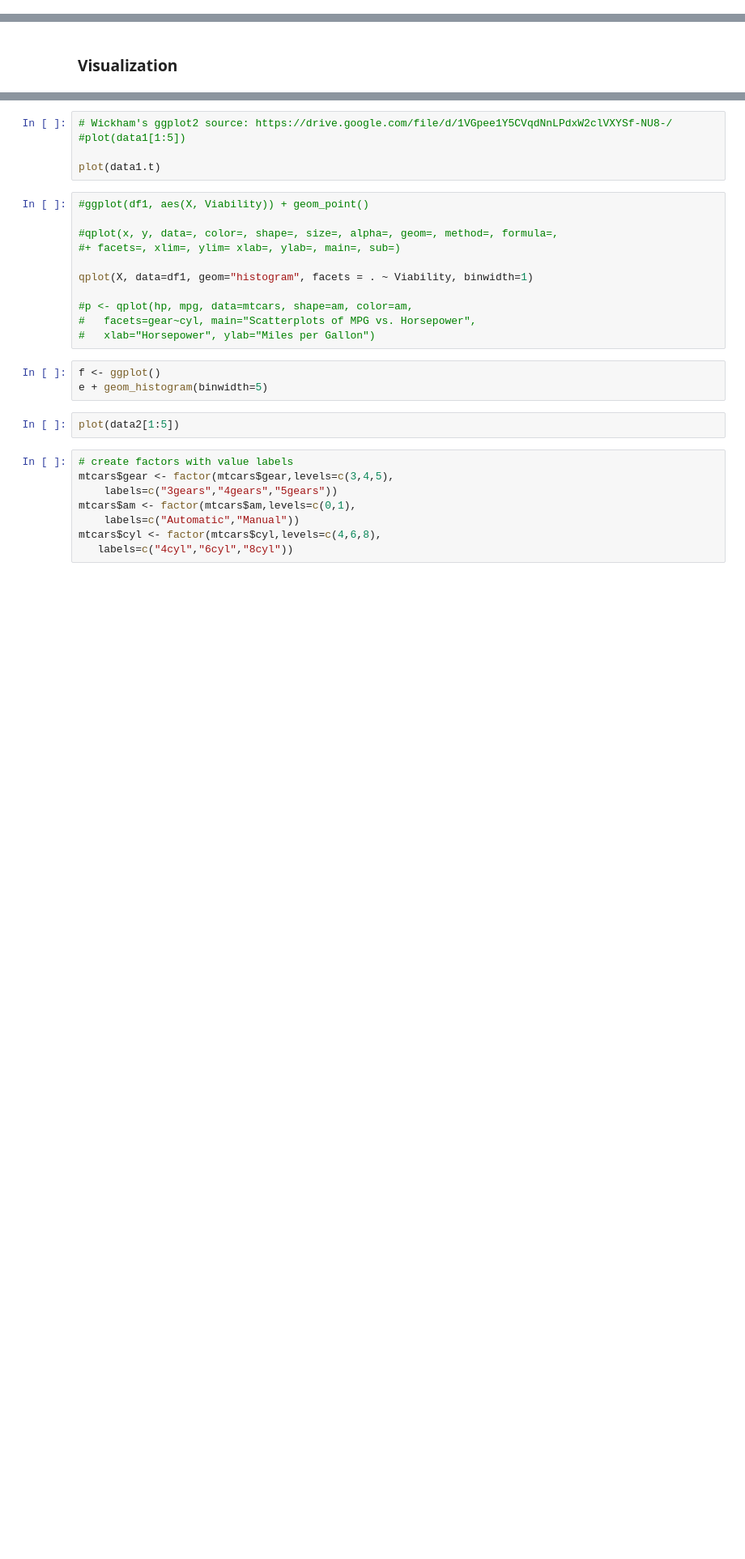
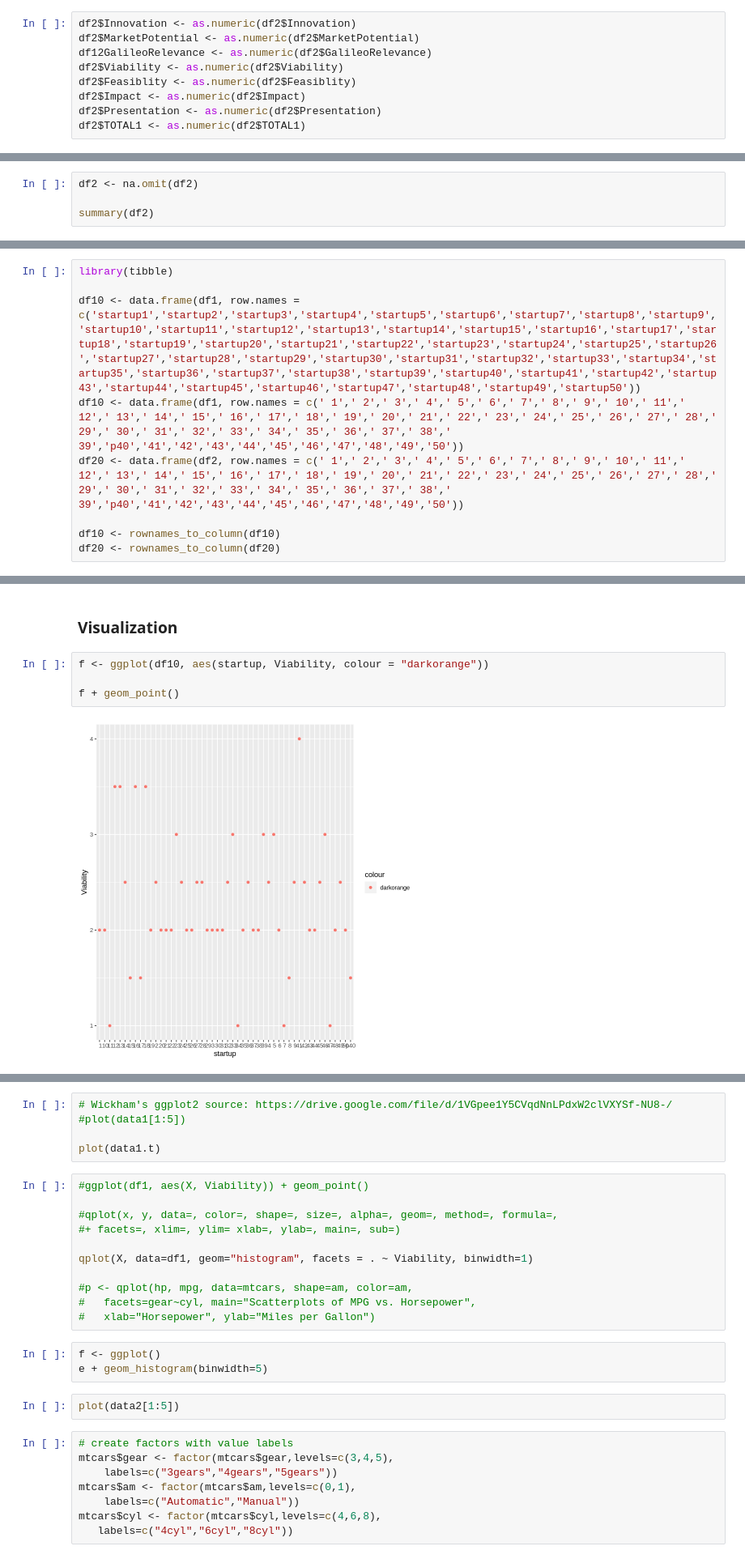
Before and after one commit to dnzengou/du_r, a Jupyter notebook: r-experiments/r_experiements_R.ipynb, the cells around one changed output, grey strips where cells are left out. Shown at 81% size. Saved outputs shown, nothing was run; the diff lists cells and outputs as text; blank space fills up the shorter version.

```diff
--- a/r-experiments/r_experiements_R.ipynb
+++ b/r-experiments/r_experiements_R.ipynb
@@ -343,0 +410,9 @@ summary(df1)
+# %%
+df2$Innovation <- as.numeric(df2$Innovation)
+df2$MarketPotential <- as.numeric(df2$MarketPotential)
+df12GalileoRelevance <- as.numeric(df2$GalileoRelevance)
+df2$Viability <- as.numeric(df2$Viability)
+df2$Feasiblity <- as.numeric(df2$Feasiblity)
+df2$Impact <- as.numeric(df2$Impact)
+df2$Presentation <- as.numeric(df2$Presentation)
+df2$TOTAL1 <- as.numeric(df2$TOTAL1)
@@ -343,0 +436,4 @@ summary(df1)
+# %%
+df2 <- na.omit(df2)
+
+summary(df2)
@@ -343,0 +455,9 @@ summary(df1)
+# %%
+library(tibble)
+
+df10 <- data.frame(df1, row.names = c('startup1','startup2','startup3','startup4','startup5','startup6','startup7','startup8','startup9','startup10','startup11','startup12','startup13','startup14','startup15','startup16','startup17','startup18','startup19','startup20','startup21','startup22','startup23','startup24','startup25','startup26','startup27','startup28','startup29','startup30','startup31','startup32','startup33','startup34','startup35','startup36','startup37','startup38','startup39','startup40','startup41','startup42','startup43','startup44','startup45','startup46','startup47','startup48','startup49','startup50'))
+df10 <- data.frame(df1, row.names = c(' 1',' 2',' 3',' 4',' 5',' 6',' 7',' 8',' 9',' 10',' 11',' 12',' 13',' 14',' 15',' 16',' 17',' 18',' 19',' 20',' 21',' 22',' 23',' 24',' 25',' 26',' 27',' 28',' 29',' 30',' 31',' 32',' 33',' 34',' 35',' 36',' 37',' 38',' 39','p40','41','42','43','44','45','46','47','48','49','50'))
+df20 <- data.frame(df2, row.names = c(' 1',' 2',' 3',' 4',' 5',' 6',' 7',' 8',' 9',' 10',' 11',' 12',' 13',' 14',' 15',' 16',' 17',' 18',' 19',' 20',' 21',' 22',' 23',' 24',' 25',' 26',' 27',' 28',' 29',' 30',' 31',' 32',' 33',' 34',' 35',' 36',' 37',' 38',' 39','p40','41','42','43','44','45','46','47','48','49','50'))
+
+df10 <- rownames_to_column(df10)
+df20 <- rownames_to_column(df20)
@@ -344,2 +474,8 @@ summary(df1)
 # %% [markdown]
 ### Visualization
+# %%
+f <- ggplot(df10, aes(startup, Viability, colour = "darkorange"))
+
+f + geom_point()
+# %% [output]
+[figure, added]
```
Also changed, not shown: parts of 23 cells of this notebook, 4 other files.
